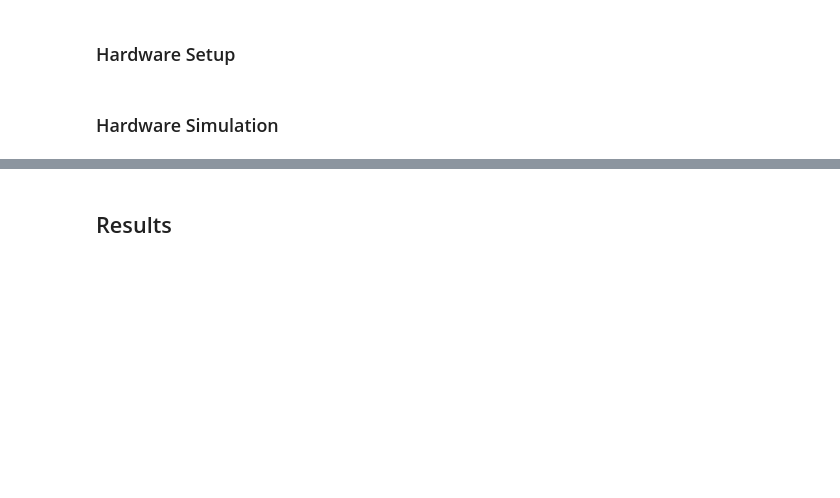
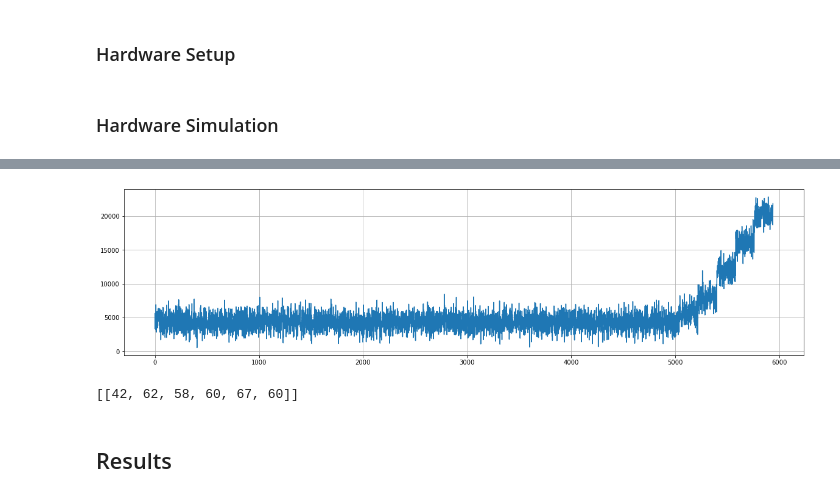
Before and after one commit to Yamakaja/ldpc_ber_server, a Jupyter notebook: client/docsis_medium.ipynb, the cells around one changed output, grey strips where cells are left out. Cells and saved outputs as stored; diff of their text form; code cells hidden in the pictures; blank space fills up the shorter version.

```diff
--- a/client/docsis_medium.ipynb
+++ b/client/docsis_medium.ipynb
@@ -25,3 +127,13 @@ docsis_medium_results = client.simulate(docsis_medium_code_id, snrs, snr_scales=
+# %%
+plt.figure(figsize=(20, 5))
+plt.plot(code_words)
+plt.grid()
+# %% [output]
+[figure, added]
+# %%
+[([len(v) for v in u]) for u in docsis_medium_results.data["last_failed"]]
+# %% [output]
+[[42, 62, 58, 60, 67, 60]]
 # %%
 # Reference Data from Xilinx
 
```
Also changed, not shown: parts of 23 cells of this notebook, 8 other files.
